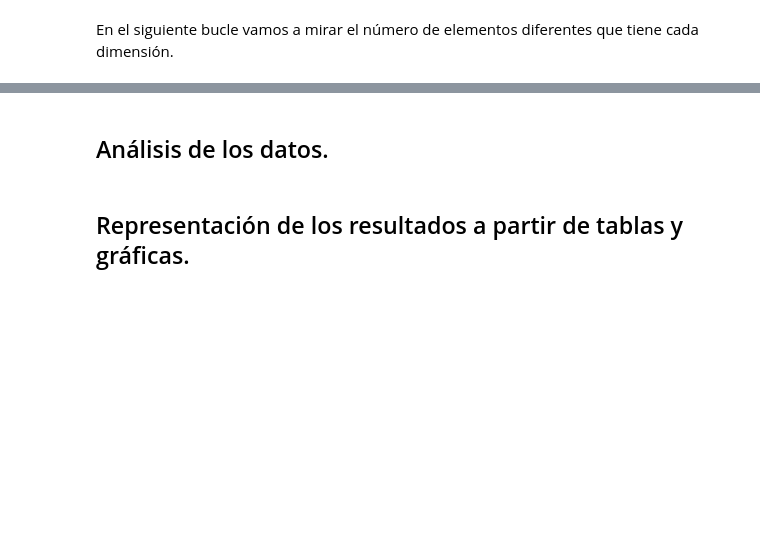
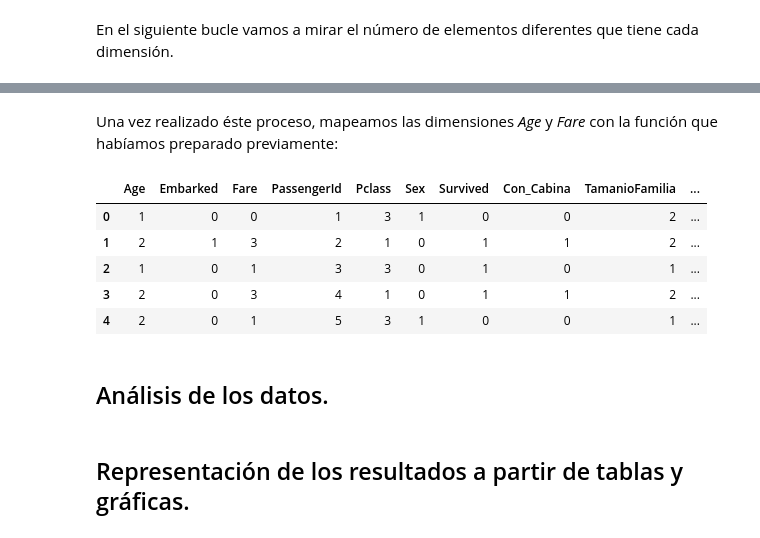
Before and after one commit to JonAnderDiez/data-cleaning, a Jupyter notebook: PRAC+2+-+Beñat+y+Jon+Ander.ipynb, the cells around one changed output, grey strips where cells are left out. Cells and saved outputs as stored; diff of their text form; code cells hidden in the pictures; blank space fills up the shorter version.

```diff
--- a/PRAC+2+-+Beñat+y+Jon+Ander.ipynb
+++ b/PRAC+2+-+Beñat+y+Jon+Ander.ipynb
@@ -477,3 +536,15 @@ En conclusión sacamos que tenemos 2 vías para detectar outliers en el dataset
+# %% [markdown]
+Una vez realizado éste proceso, mapeamos las dimensiones *Age* y *Fare* con la función que habíamos preparado previamente:
+# %%
+mapeo_Fare_Age()
+data.head()
+# %% [output]
+|  | Age | Embarked | Fare | PassengerId | Pclass | Sex | Survived | Con_Cabina | TamanioFamilia | ... |
+| 0 | 1 | 0 | 0 | 1 | 3 | 1 | 0 | 0 | 2 | ... |
+| 1 | 2 | 1 | 3 | 2 | 1 | 0 | 1 | 1 | 2 | ... |
+| 2 | 1 | 0 | 1 | 3 | 3 | 0 | 1 | 0 | 1 | ... |
+| 3 | 2 | 0 | 3 | 4 | 1 | 0 | 1 | 1 | 2 | ... |
+| 4 | 2 | 0 | 1 | 5 | 3 | 1 | 0 | 0 | 1 | ... |
 # %% [markdown]
 ## Análisis de los datos.
 # %% [markdown]
```
Also changed, not shown: parts of 14 cells of this notebook.
